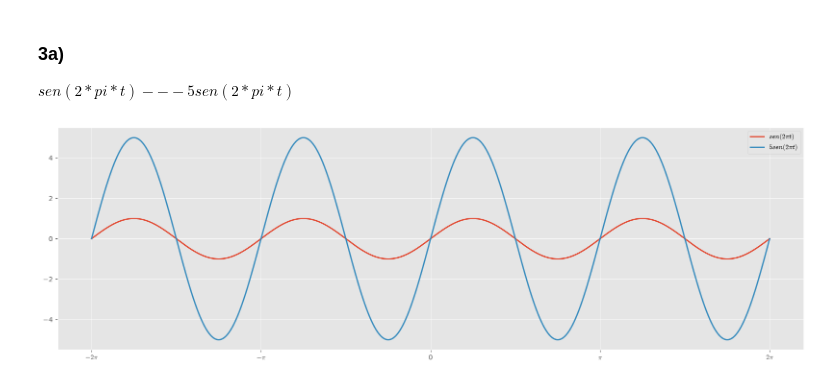
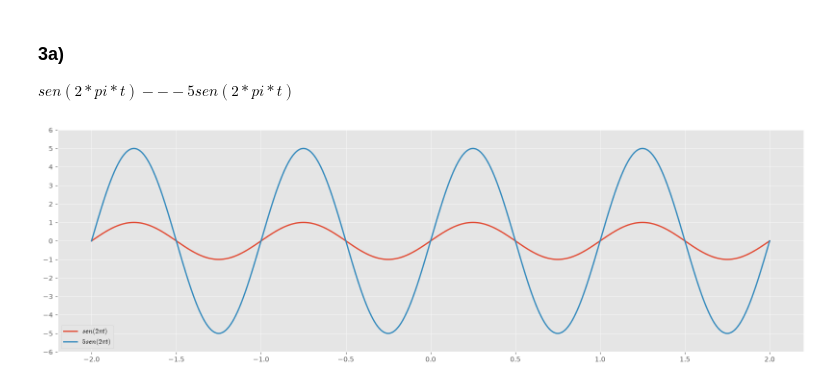
Before and after one commit to ilavaggi/SyS-2026, a Jupyter notebook: TP1.ipynb, the cells around one changed output. Drawn from its saved outputs; the diff is of its cells as text; code cells hidden in the pictures.

```diff
--- a/TP1.ipynb
+++ b/TP1.ipynb
@@ -305,27 +305,23 @@ $sen(2*pi*t) --- 5 sen(2*pi*t)$
 # %%
 from math import pi
 
 t = np.linspace(-2, 2, 10000) # NO lo tengo que pasar a pi, el seno ya lo toma en radianes
 
 ft = np.sin(2*pi*t)
 gt = 5 * np.sin(2*pi*t)
 
 # colores...
 plt.style.use("ggplot")
 
 plt.figure(figsize=(20,6))
 
 plt.plot(t,ft, label=r"$sen(2\pi t)$") # hoy descubrimos que con \pi encerrandolo en $ te pone el simbolo
 plt.plot(t,gt, label=r"$5sen(2\pi t)$")
 
-# y por que me da TOC, le pongo al eje X pero con notacion en pi (-2pi, -pi, 0, pi, 2pi)
-plt.xticks(
-    [-2, -1, 0, 1, 2],
-    [r"$-2\pi$", r"$-\pi$", "0", r"$\pi$", r"$2\pi$"]
-)
+plt.yticks(range(-6,7)) # para que ponga las rayitas del eje y cada 1
 
-plt.legend()
+plt.legend(loc="lower left") #pongo la referencia abajo a la izq
 
 plt.show()
 # %% [output]
-[figure, old version]
+[figure, new version]
```
Also changed, not shown: parts of 6 cells of this notebook.
